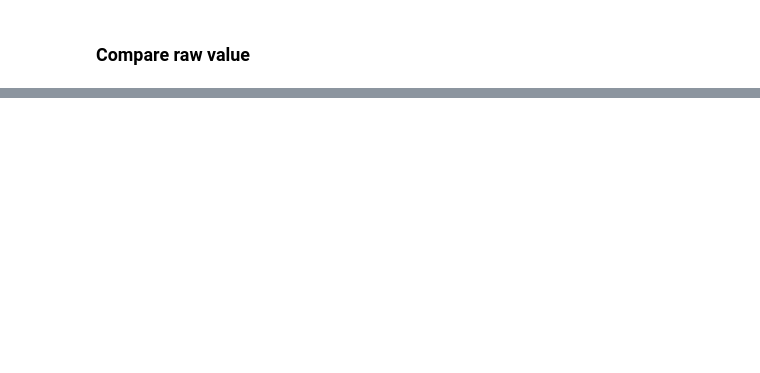
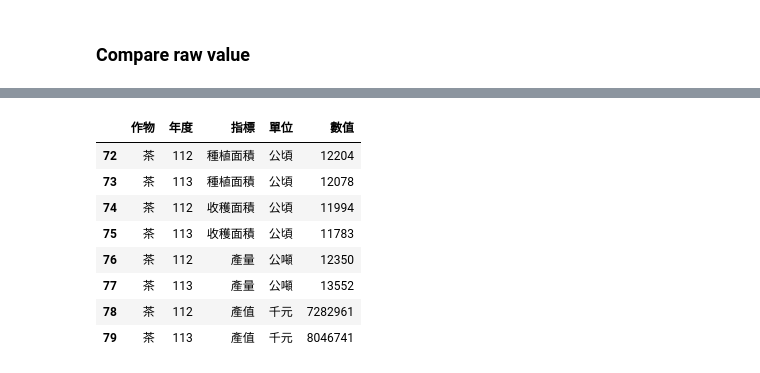
Before and after one commit to joshsmiththenoob/lazy-tools, a Jupyter notebook: docx_xlsx_comparator/notebooks/load_and_parse_files_pdf.ipynb, the cells around one changed output, grey strips where cells are left out. Drawn from its saved outputs; the diff is of its cells as text; code cells hidden in the pictures; blank space fills up the shorter version.

```diff
--- a/docx_xlsx_comparator/notebooks/load_and_parse_files_pdf.ipynb
+++ b/docx_xlsx_comparator/notebooks/load_and_parse_files_pdf.ipynb
@@ -336,0 +118,23 @@ def main():
+# %%
+def select_records(df):
+    return df.loc[
+        df["作物"].eq("茶")
+        & df["年度"].isin([112, 113])
+        & df["指標"].isin(["產量", "產值", "種植面積", "收穫面積"])
+    ].copy()
+
+
+pdf_selected = select_records(pdf_df)
+excel_selected = select_records(excel_df)
+# %%
+pdf_selected
+# %% [output]
+|  | 作物 | 年度 | 指標 | 單位 | 數值 |
+| 72 | 茶 | 112 | 種植面積 | 公頃 | 12204 |
+| 73 | 茶 | 113 | 種植面積 | 公頃 | 12078 |
+| 74 | 茶 | 112 | 收穫面積 | 公頃 | 11994 |
+| 75 | 茶 | 113 | 收穫面積 | 公頃 | 11783 |
+| 76 | 茶 | 112 | 產量 | 公噸 | 12350 |
+| 77 | 茶 | 113 | 產量 | 公噸 | 13552 |
+| 78 | 茶 | 112 | 產值 | 千元 | 7282961 |
+| 79 | 茶 | 113 | 產值 | 千元 | 8046741 |
```
Also changed, not shown: parts of 23 cells of this notebook, 5 other files.
